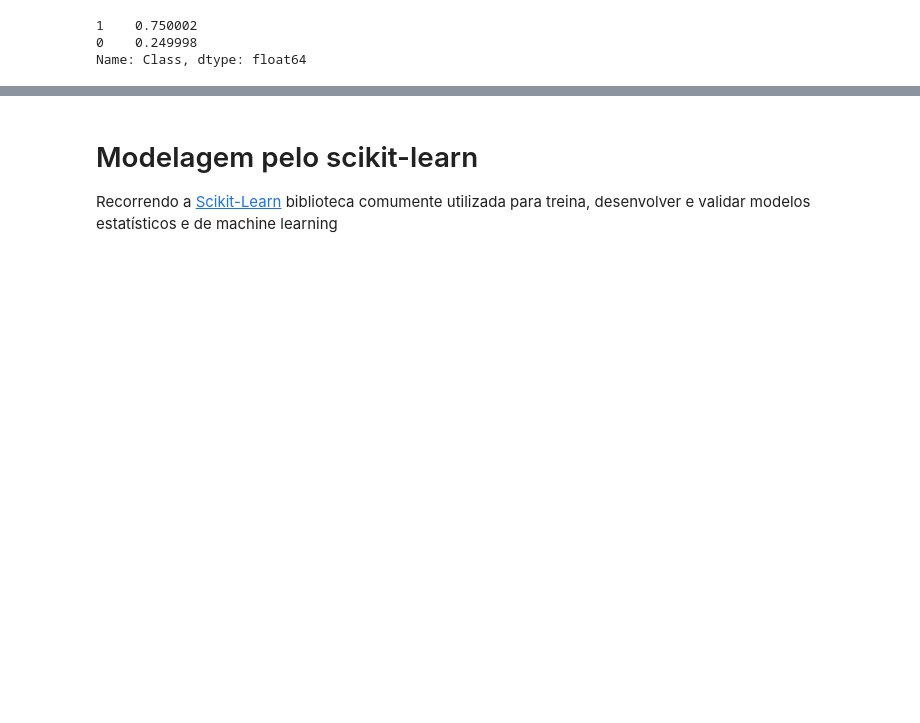
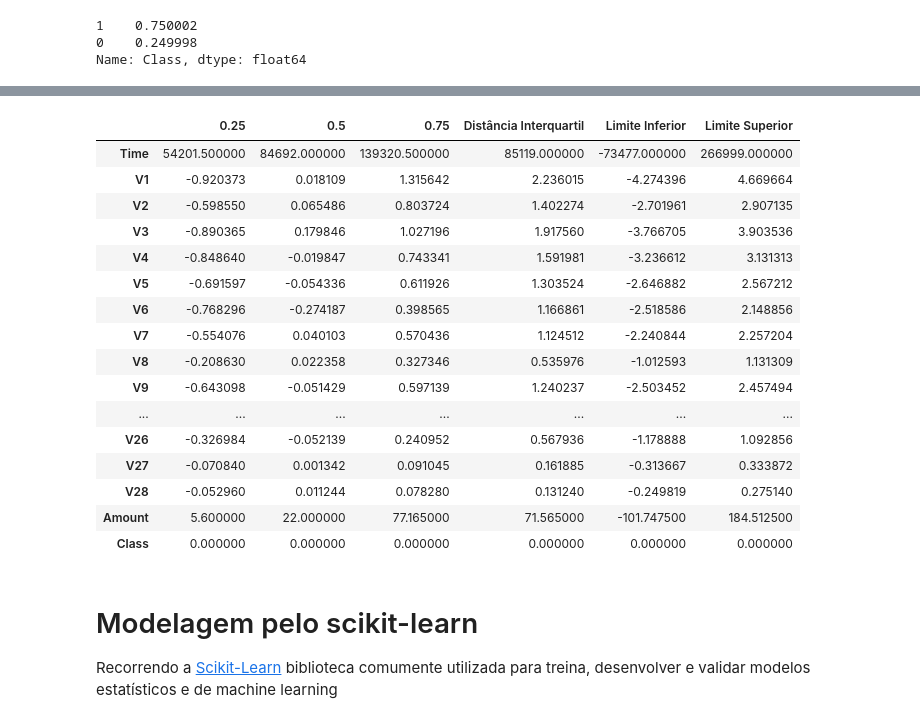
Before and after one commit to Mickael03/Projetos, a Jupyter notebook: Fraude.ipynb, the cells around one changed output, grey strips where cells are left out. Cells and saved outputs as stored; diff of their text form; code cells hidden in the pictures; blank space fills up the shorter version.

```diff
--- a/Fraude.ipynb
+++ b/Fraude.ipynb
@@ -366,3 +452,25 @@ Name: Class, dtype: float64
+# %%
+#Importando os dados de cada boxplot já salbos
+teste = pd.read_csv(push[:55] + 'quantil.csv', index_col = 0)
+teste
+# %% [output]
+|  | 0.25 | 0.5 | 0.75 | Distância Interquartil | Limite Inferior | Limite Superior |
+| Time | 54201.500000 | 84692.000000 | 139320.500000 | 85119.000000 | -73477.000000 | 266999.000000 |
+| V1 | -0.920373 | 0.018109 | 1.315642 | 2.236015 | -4.274396 | 4.669664 |
+| V2 | -0.598550 | 0.065486 | 0.803724 | 1.402274 | -2.701961 | 2.907135 |
+| V3 | -0.890365 | 0.179846 | 1.027196 | 1.917560 | -3.766705 | 3.903536 |
+| V4 | -0.848640 | -0.019847 | 0.743341 | 1.591981 | -3.236612 | 3.131313 |
+| V5 | -0.691597 | -0.054336 | 0.611926 | 1.303524 | -2.646882 | 2.567212 |
+| V6 | -0.768296 | -0.274187 | 0.398565 | 1.166861 | -2.518586 | 2.148856 |
+| V7 | -0.554076 | 0.040103 | 0.570436 | 1.124512 | -2.240844 | 2.257204 |
+| V8 | -0.208630 | 0.022358 | 0.327346 | 0.535976 | -1.012593 | 1.131309 |
+| V9 | -0.643098 | -0.051429 | 0.597139 | 1.240237 | -2.503452 | 2.457494 |
+| ... | ... | ... | ... | ... | ... | ... |
+| V26 | -0.326984 | -0.052139 | 0.240952 | 0.567936 | -1.178888 | 1.092856 |
+| V27 | -0.070840 | 0.001342 | 0.091045 | 0.161885 | -0.313667 | 0.333872 |
+| V28 | -0.052960 | 0.011244 | 0.078280 | 0.131240 | -0.249819 | 0.275140 |
+| Amount | 5.600000 | 22.000000 | 77.165000 | 71.565000 | -101.747500 | 184.512500 |
+| Class | 0.000000 | 0.000000 | 0.000000 | 0.000000 | 0.000000 | 0.000000 |
 # %% [markdown]
 # Modelagem pelo scikit-learn
 
```
Also changed, not shown: parts of 8 cells of this notebook.
